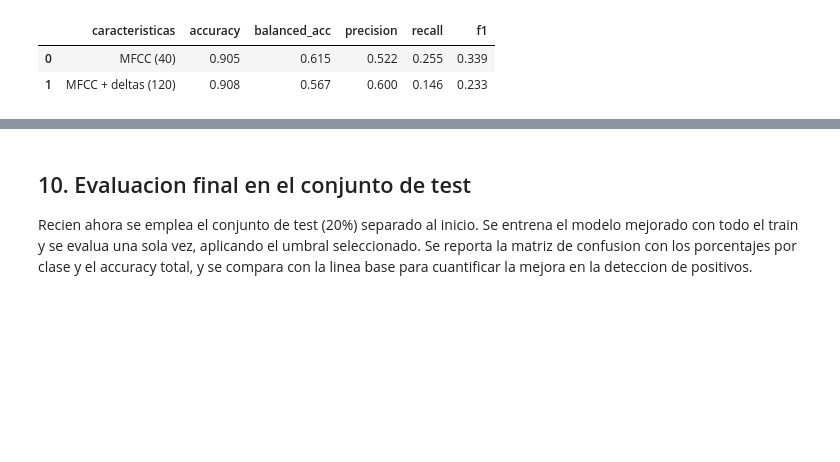
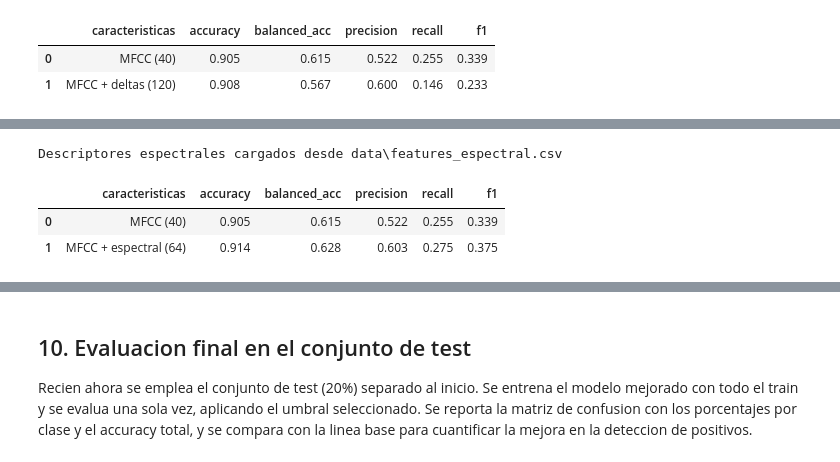
Before and after one commit to erosas-utec/ml-project-classification, a Jupyter notebook: covid_cough_classification.ipynb, the cells around one changed output, grey strips where cells are left out. Cells and saved outputs as stored; diff of their text form; code cells hidden in the pictures; blank space fills up the shorter version.

```diff
--- a/covid_cough_classification.ipynb
+++ b/covid_cough_classification.ipynb
@@ -601 +605,53 @@ Deltas cargados desde data\features_delta.csv
+# %%
+ESP_CSV = Path('data/features_espectral.csv')
+cols_esp = ([f'contrast_mean_{i}' for i in range(7)] + [f'contrast_std_{i}' for i in range(7)] +
+            ['zcr_mean', 'zcr_std', 'cent_mean', 'cent_std', 'bw_mean', 'bw_std',
+             'roll_mean', 'roll_std', 'rms_mean', 'rms_std'])
+
+if ESP_CSV.exists():
+    df_esp = pd.read_csv(ESP_CSV)
+    print('Descriptores espectrales cargados desde', ESP_CSV)
+else:
+    def _ms(x):
+        return np.concatenate([x.mean(axis=1), x.std(axis=1)])
+    filas = []
+    for i, audio in df_feat.iterrows():
+        senal, sr = librosa.load(audio['ruta'], sr=SR)
+        contrast = librosa.feature.spectral_contrast(y=senal, sr=sr)
+        zcr = librosa.feature.zero_crossing_rate(y=senal)
+        cent = librosa.feature.spectral_centroid(y=senal, sr=sr)
+        bw = librosa.feature.spectral_bandwidth(y=senal, sr=sr)
+        roll = librosa.feature.spectral_rolloff(y=senal, sr=sr)
+        rms = librosa.feature.rms(y=senal)
+        vector = np.concatenate([_ms(contrast), _ms(zcr), _ms(cent), _ms(bw), _ms(roll), _ms(rms)])
+        filas.append([audio['archivo']] + list(vector))
+        if (i + 1) % 200 == 0:
+            print(f'  procesados {i + 1} de {len(df_feat)} audios...')
+    df_esp = pd.DataFrame(filas, columns=['archivo'] + cols_esp)
+    df_esp.to_csv(ESP_CSV, index=False)
+    print('Descriptores espectrales guardados en', ESP_CSV)
+
+# Se combinan los MFCC base con los descriptores espectrales por nombre de archivo
+df_esp_full = df_feat.merge(df_esp, on='archivo')
+columnas_esp = columnas_feat + cols_esp
+
+train_esp = df_esp_full[df_esp_full['id_paciente'].isin(pac_train)]
+test_esp = df_esp_full[df_esp_full['id_paciente'].isin(pac_test)]
+scaler_esp = StandardScaler().fit(train_esp[columnas_esp].values)
+X_train_esp = scaler_esp.transform(train_esp[columnas_esp].values)
+X_test_esp = scaler_esp.transform(test_esp[columnas_esp].values)
+
+comparacion_esp = pd.DataFrame([
+    {'caracteristicas': 'MFCC (40)',
+     **evaluar(construir_modelo(nombre_mejor, fila_ganadora[nombre_mejor]), X_train)},
+    {'caracteristicas': 'MFCC + espectral (64)',
+     **evaluar(construir_modelo(nombre_mejor, fila_ganadora[nombre_mejor]), X_train_esp)},
+])
+comparacion_esp.to_csv('results/espectral.csv', index=False)
+comparacion_esp
+# %% [output]
+Descriptores espectrales cargados desde data\features_espectral.csv
+|  | caracteristicas | accuracy | balanced_acc | precision | recall | f1 |
+| 0 | MFCC (40) | 0.905 | 0.615 | 0.522 | 0.255 | 0.339 |
+| 1 | MFCC + espectral (64) | 0.914 | 0.628 | 0.603 | 0.275 | 0.375 |
 # %% [markdown]
```
Also changed, not shown: parts of 6 cells of this notebook, 23 other files.
